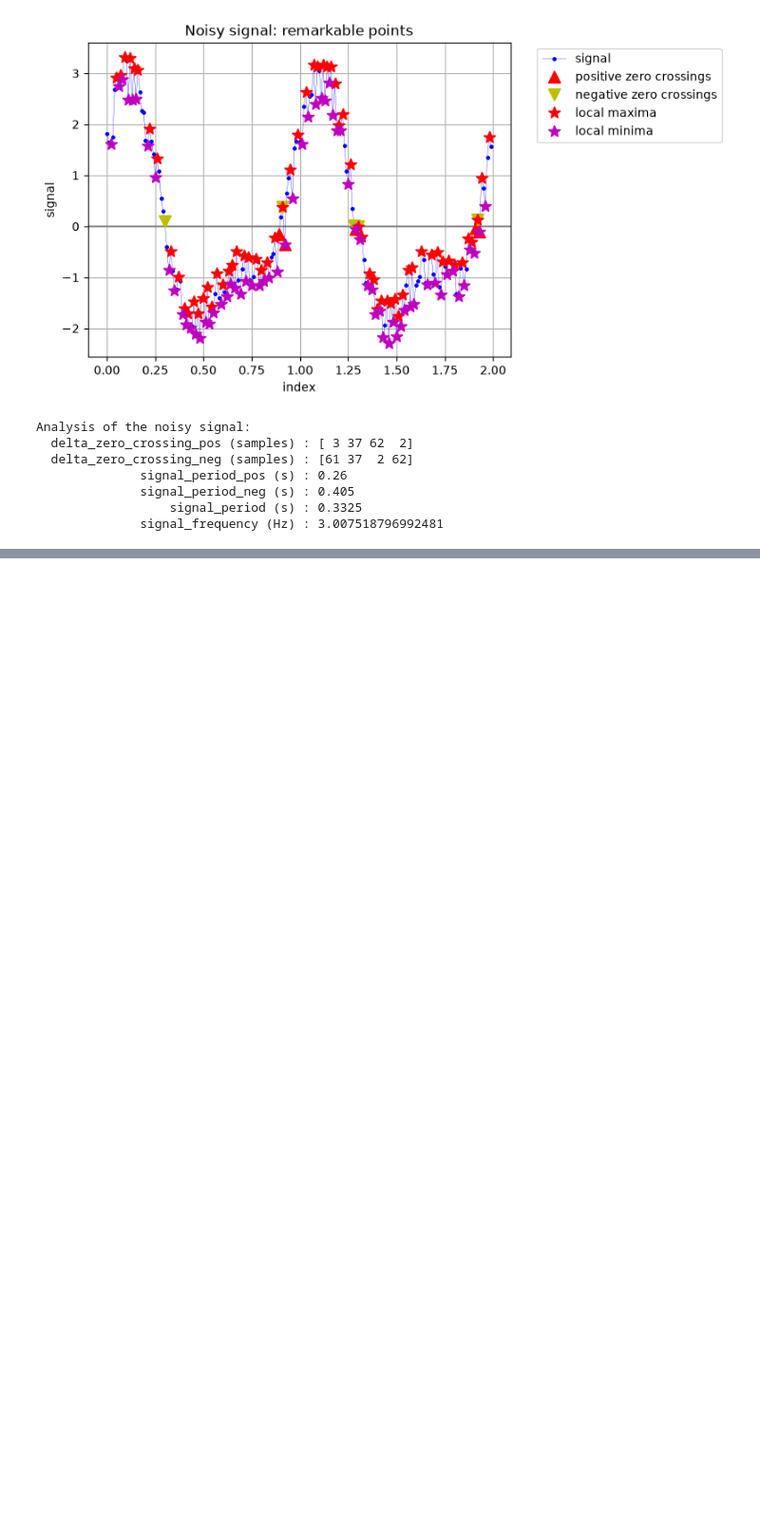
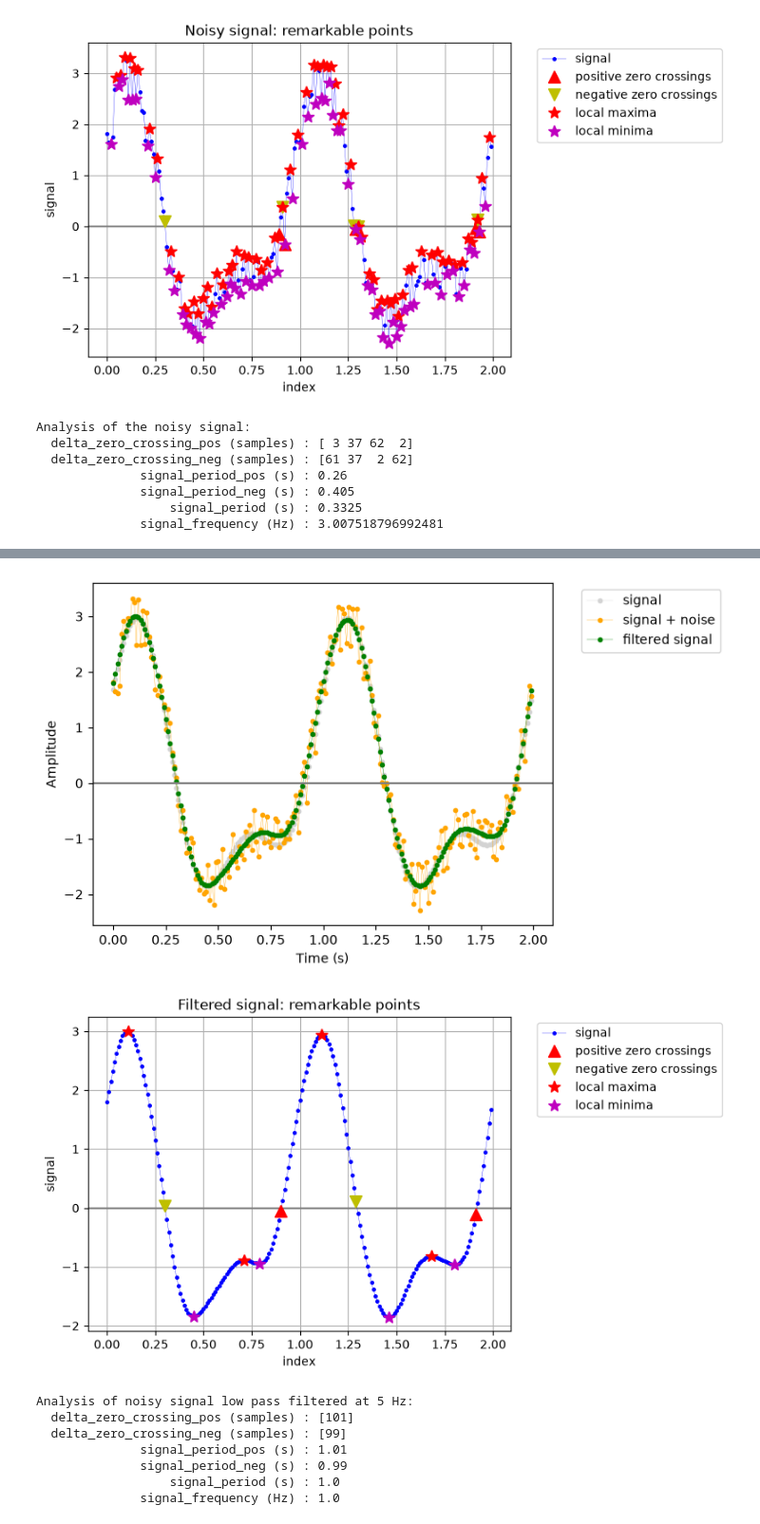
Before and after one commit to sdurand875-spec/IEAP-python-series03, a Jupyter notebook: Section/part4_noisy_signal.ipynb, the cells around one changed output, grey strips where cells are left out. Shown at 95% size. Drawn from its saved outputs; the diff is of its cells as text; code cells hidden in the pictures; blank space fills up the shorter version.

Commit message:
Add Butterworth low-pass filter and analysis (4.3)

```diff
--- a/Section/part4_noisy_signal.ipynb
+++ b/Section/part4_noisy_signal.ipynb
@@ -101,0 +107,51 @@ Analysis of the noisy signal:
+# %%
+def low_pass_filter(s: np.ndarray, fs: float, cutoff: float = 5.0, order: int = 4) -> np.ndarray:
+    """Apply a zero-phase Butterworth low-pass filter to a signal.
+
+    Parameters
+    ----------
+    s : np.ndarray
+        Signal to filter.
+    fs : float
+        Sampling frequency (Hz).
+    cutoff : float, optional
+        Cut-off frequency (Hz), default 5 Hz.
+    order : int, optional
+        Order of the filter, default 4.
+
+    Returns
+    -------
+    np.ndarray
+        Filtered signal, same length as s.
+    """
+    b, a = butter(order, cutoff, btype="low", fs=fs)   # filter coefficients
+    return filtfilt(b, a, s)                            # forward + backward -> no time shift
+
+
+s_filtered = low_pass_filter(s_noisy, FS, cutoff=5.0)
+
+# Plot the clean, noisy and filtered signals
+plt.figure()
+plt.plot(t, s, ".-", color="lightgray", linewidth=0.25, label="signal")
+plt.plot(t, s_noisy, ".-", color="orange", linewidth=0.25, label="signal + noise")
+plt.plot(t, s_filtered, ".-", color="green", linewidth=0.25, label="filtered signal")
+plt.axhline(y=0, color="gray")
+plt.xlabel("Time (s)")
+plt.ylabel("Amplitude")
+plt.legend(bbox_to_anchor=(1.05, 1), loc="upper left")
+plt.show()
+
+# Remarkable points and frequency of the filtered signal
+display_signal_and_remarkable_points(t, s_filtered, title="Filtered signal: remarkable points")
+info_filtered = compute_frequency_from_zero_crossings(t, s_filtered)
+print_frequency_info(info_filtered, "Analysis of noisy signal low pass filtered at 5 Hz:")
+# %% [output]
+[figure, added]
+[figure, added]
+Analysis of noisy signal low pass filtered at 5 Hz:
+  delta_zero_crossing_pos (samples) : [101]
+  delta_zero_crossing_neg (samples) : [99]
+              signal_period_pos (s) : 1.01
+              signal_period_neg (s) : 0.99
+                  signal_period (s) : 1.0
+              signal_frequency (Hz) : 1.0
```
Also changed, not shown: parts of 1 cell of this notebook.
